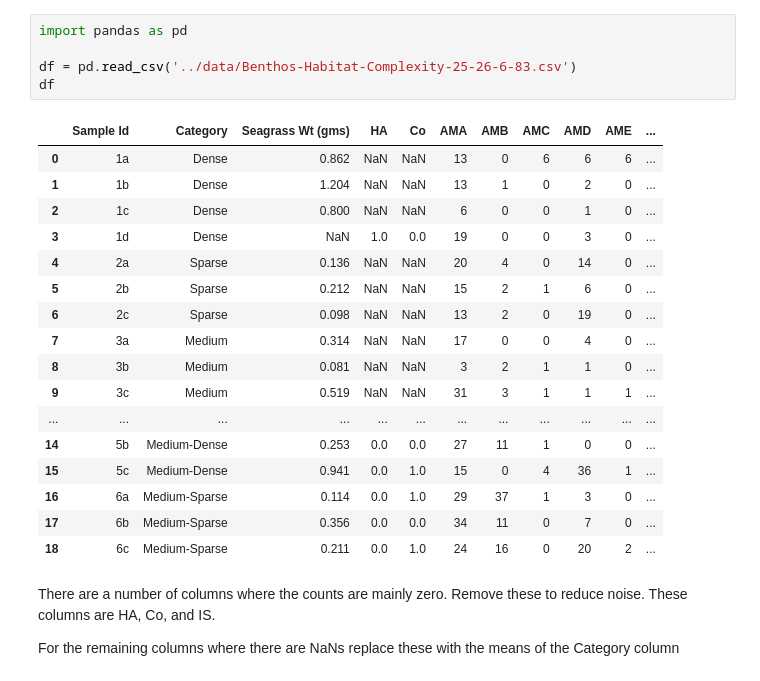
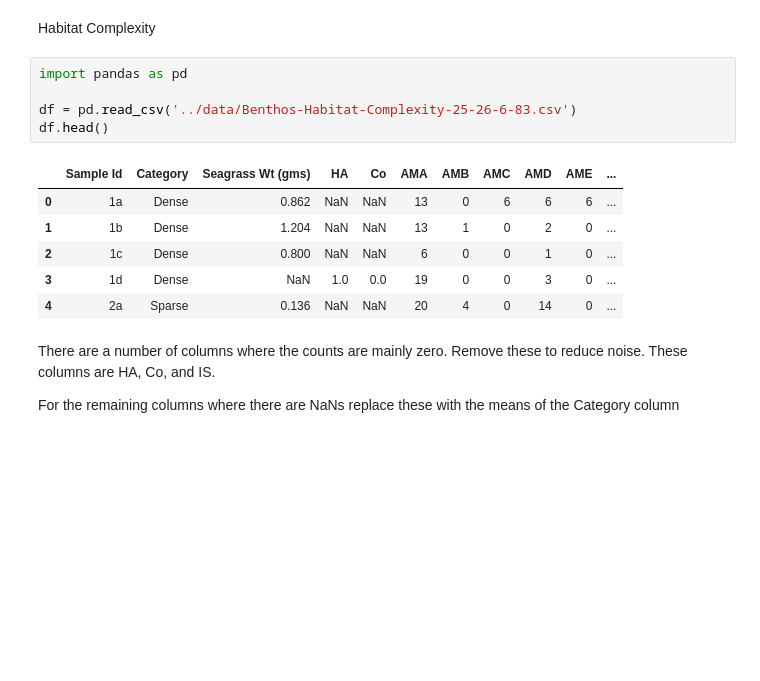
Before and after one commit to rah/optimal-size-selection, a Jupyter notebook: ipython/10. Benthos_Habitat_Complexity.ipynb, the cells around one changed output. Drawn from its saved outputs; the diff is of its cells as text; blank space fills up the shorter version.

```diff
--- a/ipython/10. Benthos_Habitat_Complexity.ipynb
+++ b/ipython/10. Benthos_Habitat_Complexity.ipynb
@@ -1,26 +1,17 @@
+# %% [markdown]
+Habitat Complexity
 # %%
 import pandas as pd
 
 df = pd.read_csv('../data/Benthos-Habitat-Complexity-25-26-6-83.csv')
-df
+df.head()
 # %% [output]
 |  | Sample Id | Category | Seagrass Wt (gms) | HA | Co | AMA | AMB | AMC | AMD | AME | ... |
 | 0 | 1a | Dense | 0.862 | NaN | NaN | 13 | 0 | 6 | 6 | 6 | ... |
 | 1 | 1b | Dense | 1.204 | NaN | NaN | 13 | 1 | 0 | 2 | 0 | ... |
 | 2 | 1c | Dense | 0.800 | NaN | NaN | 6 | 0 | 0 | 1 | 0 | ... |
 | 3 | 1d | Dense | NaN | 1.0 | 0.0 | 19 | 0 | 0 | 3 | 0 | ... |
 | 4 | 2a | Sparse | 0.136 | NaN | NaN | 20 | 4 | 0 | 14 | 0 | ... |
-| 5 | 2b | Sparse | 0.212 | NaN | NaN | 15 | 2 | 1 | 6 | 0 | ... |
-| 6 | 2c | Sparse | 0.098 | NaN | NaN | 13 | 2 | 0 | 19 | 0 | ... |
-| 7 | 3a | Medium | 0.314 | NaN | NaN | 17 | 0 | 0 | 4 | 0 | ... |
-| 8 | 3b | Medium | 0.081 | NaN | NaN | 3 | 2 | 1 | 1 | 0 | ... |
-| 9 | 3c | Medium | 0.519 | NaN | NaN | 31 | 3 | 1 | 1 | 1 | ... |
-| ... | ... | ... | ... | ... | ... | ... | ... | ... | ... | ... | ... |
-| 14 | 5b | Medium-Dense | 0.253 | 0.0 | 0.0 | 27 | 11 | 1 | 0 | 0 | ... |
-| 15 | 5c | Medium-Dense | 0.941 | 0.0 | 1.0 | 15 | 0 | 4 | 36 | 1 | ... |
-| 16 | 6a | Medium-Sparse | 0.114 | 0.0 | 1.0 | 29 | 37 | 1 | 3 | 0 | ... |
-| 17 | 6b | Medium-Sparse | 0.356 | 0.0 | 0.0 | 34 | 11 | 0 | 7 | 0 | ... |
-| 18 | 6c | Medium-Sparse | 0.211 | 0.0 | 1.0 | 24 | 16 | 0 | 20 | 2 | ... |
 # %% [markdown]
 There are a number of columns where the counts are mainly zero. Remove these to reduce noise. These columns are HA, Co, and IS.
 
```
Also changed, not shown: parts of 10 cells of this notebook.
